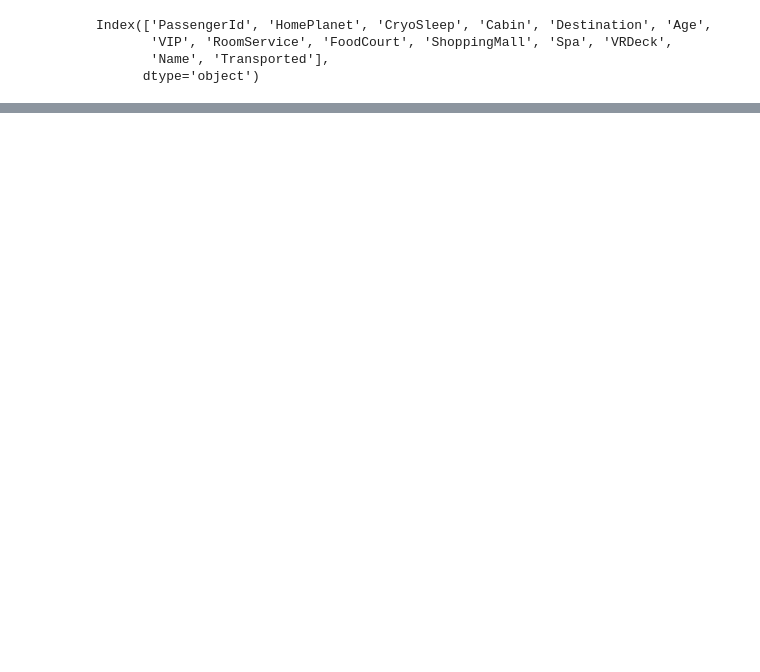
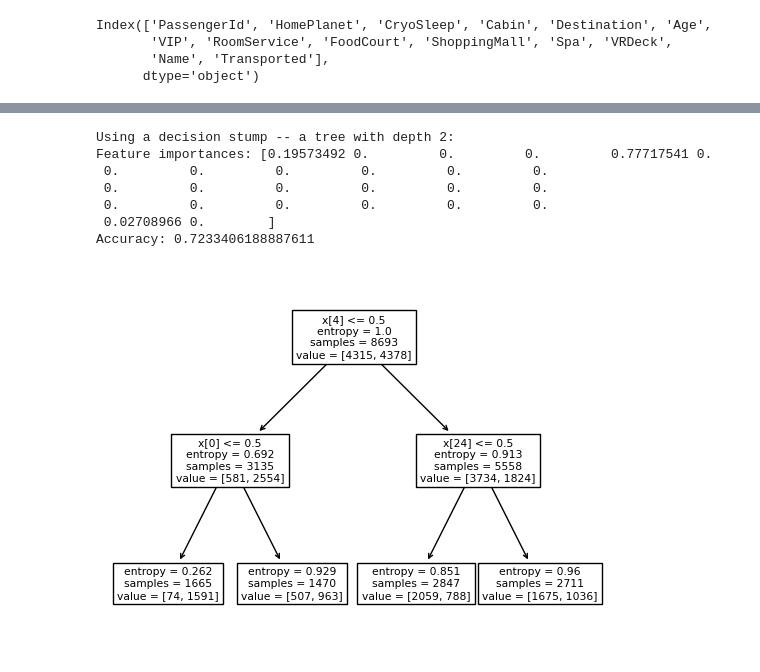
Before and after one commit to ChiBerkeley/Spaceship-Titanic, a Jupyter notebook: data_cleaning.ipynb, the cells around one changed output, grey strips where cells are left out. Saved outputs shown, nothing was run; the diff lists cells and outputs as text; code cells hidden in the pictures; blank space fills up the shorter version.

```diff
--- a/data_cleaning.ipynb
+++ b/data_cleaning.ipynb
@@ -160,0 +295,9 @@ df[df.isnull().T.any()]
+# %%
+# Create the categorical only dataset for feature engineering
+cat_tree = X_train.select_dtypes(include = ['object']).copy()
+cat_features = ['HomePlanet', 'CryoSleep', 'Destination', 'VIP', 'CabinDeck', 'CabinSide']
+cat_tree = cat_tree.filter(cat_features)
+cat_tree.fillna('Unknown', axis=1, inplace=True) # fill NaNs
+# %%
+# One-hot encode the df
+cat_tree_one_hot = pd.get_dummies(cat_tree, columns = cat_features)
@@ -160,0 +320,17 @@ df[df.isnull().T.any()]
+# %%
+# Run the categorical only df for feature engineering
+dt_cat = DecisionTreeClassifier(criterion='entropy', max_depth=2)
+dt_cat.fit(cat_tree_one_hot, Y_train)
+tree.plot_tree(dt_cat)
+print ('Using a decision stump -- a tree with depth 2:')
+print ('Feature importances:', dt_cat.feature_importances_)
+print ('Accuracy:', dt_cat.score(cat_tree_one_hot, Y_train))
+# %% [output]
+Using a decision stump -- a tree with depth 2:
+Feature importances: [0.19573492 0.         0.         0.         0.77717541 0.
+ 0.         0.         0.         0.         0.         0.
+ 0.         0.         0.         0.         0.         0.
+ 0.         0.         0.         0.         0.         0.
+ 0.02708966 0.        ]
+Accuracy: 0.7233406188887611
+[figure, added]
```
Also changed, not shown: parts of 43 cells of this notebook, 2 other files.
